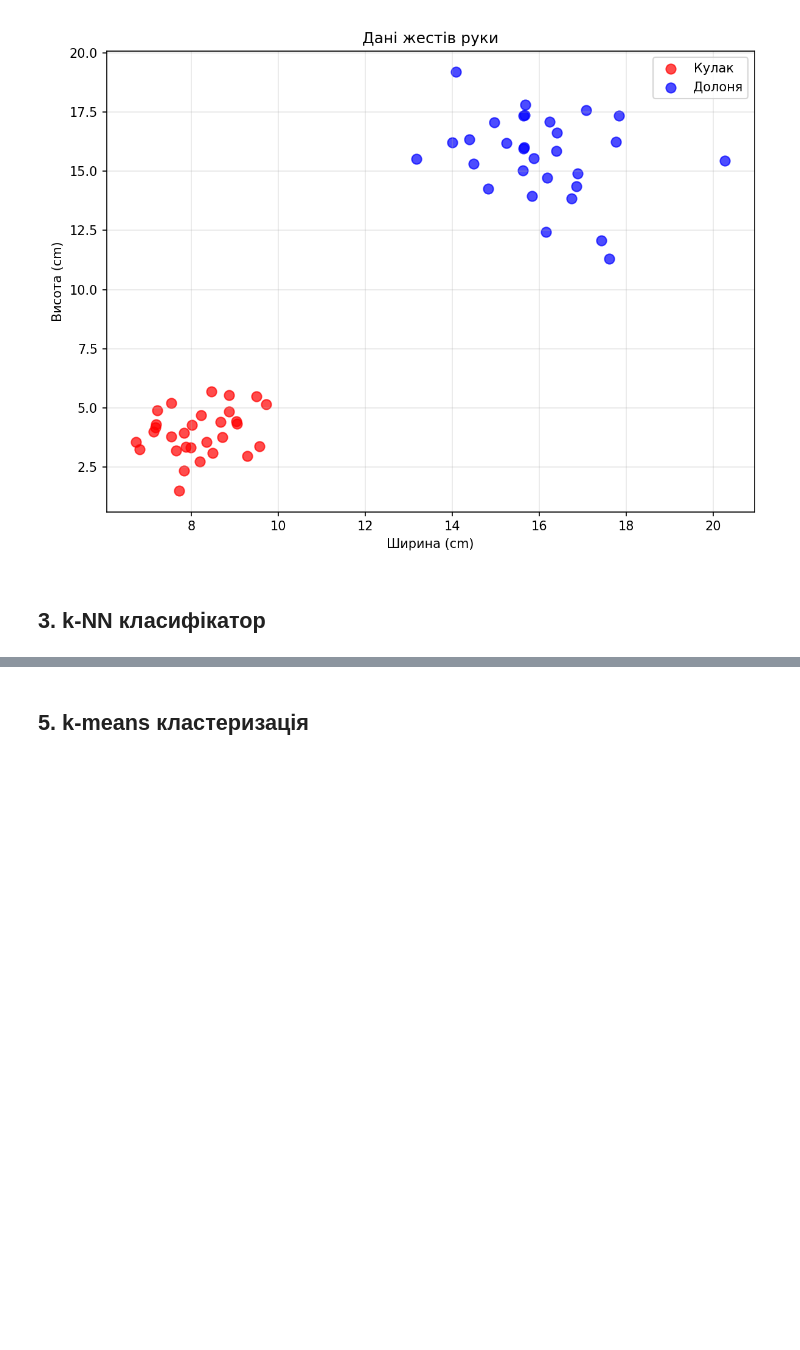
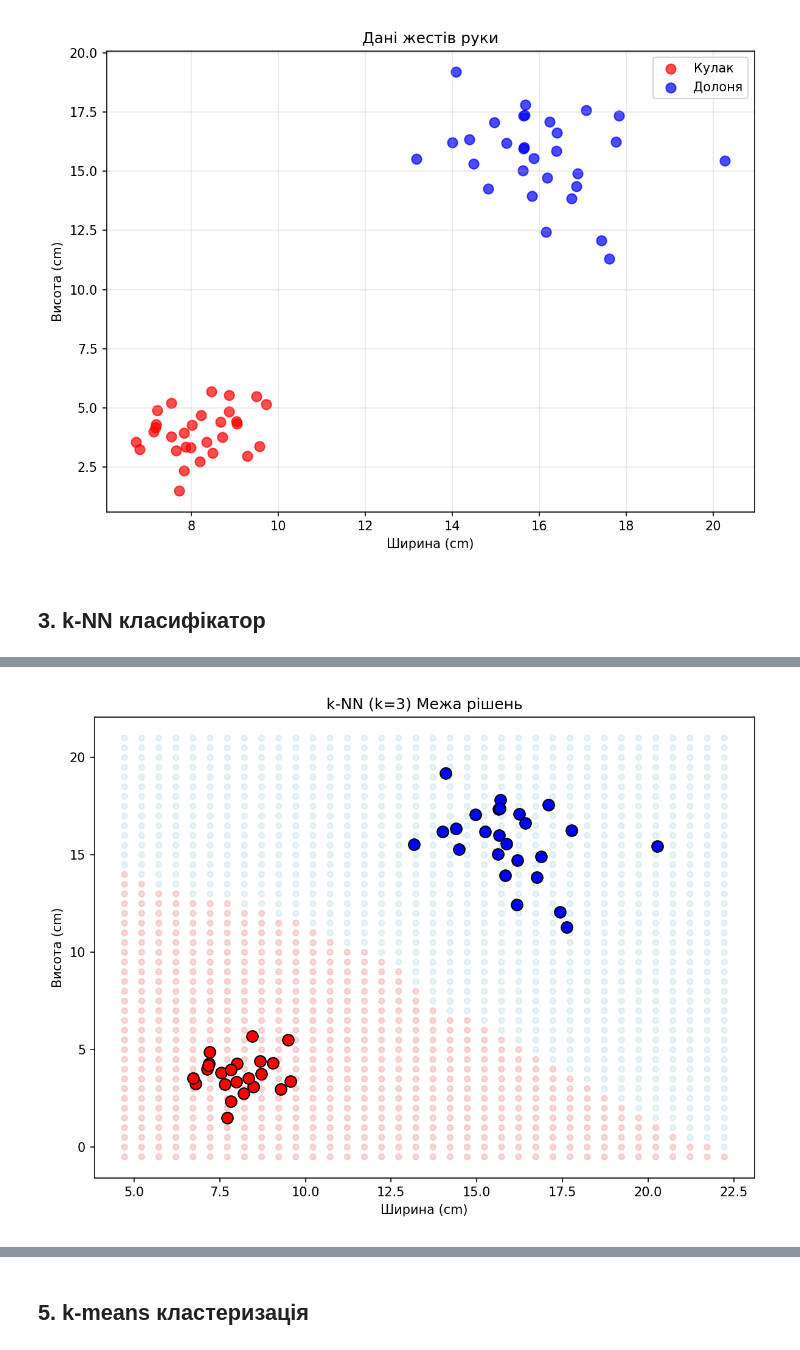
Before and after one commit to PavelShpagin/SignLang1, a Jupyter notebook: hand_gesture_analysis.ipynb, the cells around one changed output, grey strips where cells are left out. Saved outputs shown, nothing was run; the diff lists cells and outputs as text; code cells hidden in the pictures; blank space fills up the shorter version.

```diff
--- a/hand_gesture_analysis.ipynb
+++ b/hand_gesture_analysis.ipynb
@@ -78,89 +70,47 @@ display(Image('data_visualization.png'))
 # %%
 def euclidean_dist(p1, p2):
     return math.sqrt((p1[0]-p2[0])**2 + (p1[1]-p2[1])**2)
-
 def knn_predict(train_X, train_y, point, k=3):
     distances = sorted([(euclidean_dist(point, p), train_y[i]) for i, p in enumerate(train_X)])
     votes = {}
     for _, label in distances[:k]:
         votes[label] = votes.get(label, 0) + 1
     return max(votes, key=votes.get)
-
 def shuffle_data(X, y, rng):
     indices = list(range(len(X)))
     for i in range(len(indices)-1, 0, -1):
         j = int(rng.random() * (i+1))
         indices[i], indices[j] = indices[j], indices[i]
     return [X[i] for i in indices], [y[i] for i in indices]
-
-# 1) Базова перевірка на даних з попереднього блоку (train/test split)
 rng2 = RNG(123)
 X_shuf, y_shuf = shuffle_data(X, y, rng2)
 split = int(0.8 * len(X))
 train_X, test_X = X_shuf[:split], X_shuf[split:]
 train_y, test_y = y_shuf[:split], y_shuf[split:]
-
 print(f"Тренування: {len(train_X)}, Тест: {len(test_X)}")
-
-results = []
 for k in [1, 3, 5, 7]:
     correct = sum(1 for i, p in enumerate(test_X) if knn_predict(train_X, train_y, p, k) == test_y[i])
-    acc = correct / len(test_y)
-    results.append((k, acc))
-    print(f"k={k}: Точність = {acc*100:.1f}%")
-
-# 2) Експеримент: тестові дані для 2 класів і для 3 класів
-
-def generate_class_with_rng(rng_obj, n, cw, ch, sw, sh):
-    return [(rng_obj.gauss(cw, sw), rng_obj.gauss(ch, sh)) for _ in range(n)]
-
-def evaluate_knn(train_X, train_y, test_X, test_y, k_values):
-    out = []
-    for k in k_values:
-        correct = 0
-        for i, p in enumerate(test_X):
-            if knn_predict(train_X, train_y, p, k) == test_y[i]:
-                correct += 1
-        out.append((k, correct / len(test_y)))
-    return out
-
-print("\n" + "=" * 60)
-print("Експериментальна перевірка на окремих тестових даних")
-print("=" * 60)
-
-# (1) Два класи: кулак/долоня
-train_rng = RNG(1001)
-test_rng = RNG(2002)
-
-train_f = generate_class_with_rng(train_rng, 60, 8, 4, 0.8, 0.9)
-train_p = generate_class_with_rng(train_rng, 60, 16, 16, 1.5, 1.8)
-test_f = generate_class_with_rng(test_rng, 30, 8, 4, 0.8, 0.9)
-test_p = generate_class_with_rng(test_rng, 30, 16, 16, 1.5, 1.8)
-
-train2_X = train_f + train_p
-train2_y = [0] * len(train_f) + [1] * len(train_p)
-test2_X = test_f + test_p
-test2_y = [0] * len(test_f) + [1] * len(test_p)
-
-res2 = evaluate_knn(train2_X, train2_y, test2_X, test2_y, [1, 3, 5, 7])
-for k, acc in res2:
-    print(f"[2 класи] k={k}: точність = {acc*100:.1f}%")
-
-# (2) Три класи: додаємо «Знак перемоги» як окремий клас
-train_rng3 = RNG(3003)
-test_rng3 = RNG(4004)
-
-train_v = generate_class_with_rng(train_rng3, 60, 10, 20, 1.5, 2.0)
-test_v = generate_class_with_rng(test_rng3, 30, 10, 20, 1.5, 2.0)
-
-train3_X = train_f + train_p + train_v
-train3_y = [0] * len(train_f) + [1] * len(train_p) + [2] * len(train_v)
-test3_X = test_f + test_p + test_v
-test3_y = [0] * len(test_f) + [1] * len(test_p) + [2] * len(test_v)
-
-res3 = evaluate_knn(train3_X, train3_y, test3_X, test3_y, [1, 3, 5, 7])
-for k, acc in res3:
-    print(f"[3 класи] k={k}: точність = {acc*100:.1f}%")
+    print(f"k={k}: Точність = {correct/len(test_y)*100:.1f}%")
+fig, ax = plt.subplots(figsize=(8, 6))
+x_min, x_max = min(p[0] for p in X) - 2, max(p[0] for p in X) + 2
+y_min, y_max = min(p[1] for p in X) - 2, max(p[1] for p in X) + 2
+xx = x_min
+grid_x, grid_y, grid_c = [], [], []
+while xx <= x_max:
+    yy = y_min
+    while yy <= y_max:
+        pred = knn_predict(train_X, train_y, (xx, yy), 3)
+        grid_x.append(xx); grid_y.append(yy); grid_c.append('lightcoral' if pred == 0 else 'lightblue')
+        yy += 0.5
+    xx += 0.5
+ax.scatter(grid_x, grid_y, c=grid_c, s=20, alpha=0.3)
+for point, label in zip(train_X, train_y):
+    ax.scatter(point[0], point[1], c='red' if label == 0 else 'blue', s=80, edgecolors='black')
+ax.set_xlabel('Ширина (cm)'); ax.set_ylabel('Висота (cm)'); ax.set_title('k-NN (k=3) Межа рішень')
+plt.tight_layout()
+plt.savefig('knn_boundary.png', dpi=150)
+plt.close()
+display(Image('knn_boundary.png'))
 # %% [output]
 Тренування: 48, Тест: 12
 k=1: Точність = 100.0%
@@ -181,0 +120 @@ k=7: Точність = 100.0%
+[figure, added]
```
Also changed, not shown: parts of 12 cells of this notebook.
